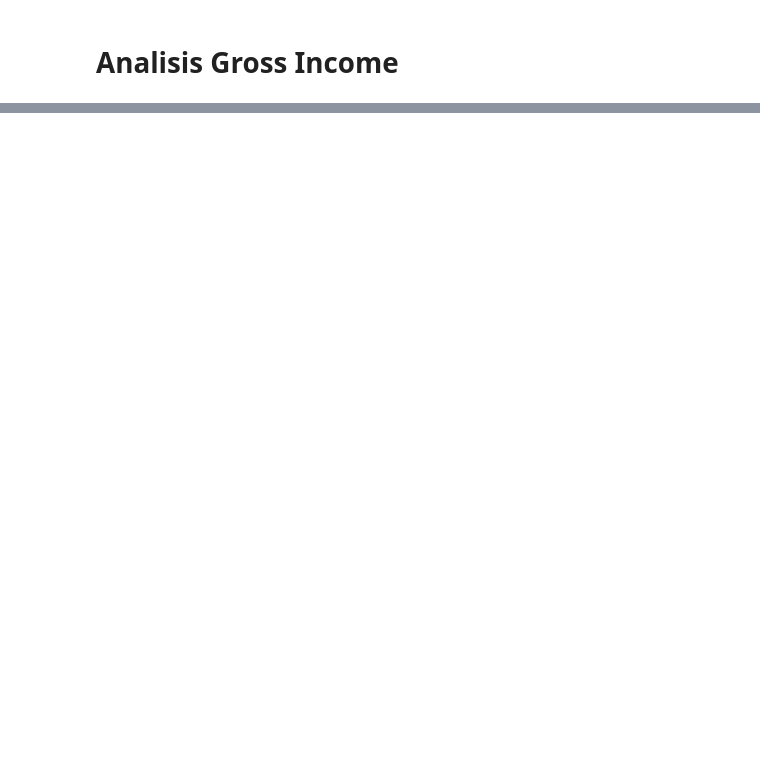
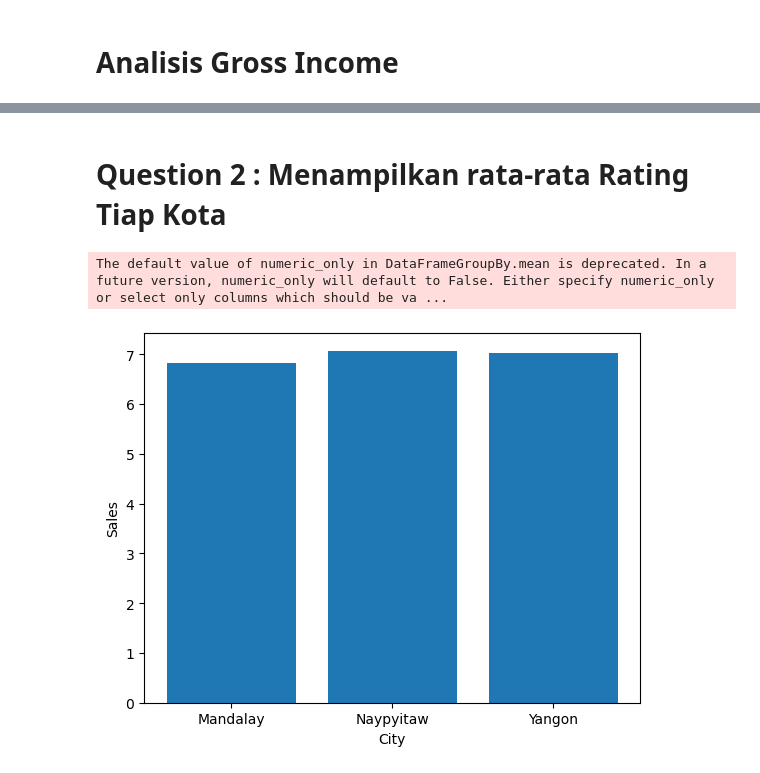
Before and after one commit to Naufal-13/DataAnalyst, a Jupyter notebook: supermarket_sales.ipynb, the cells around one changed output, grey strips where cells are left out. Cells and saved outputs as stored; diff of their text form; code cells hidden in the pictures; blank space fills up the shorter version.

```diff
--- a/supermarket_sales.ipynb
+++ b/supermarket_sales.ipynb
@@ -53,0 +88,15 @@ sales_by_month_fig.show()
+# %% [markdown]
+# Question 2 : Menampilkan rata-rata Rating Tiap Kota
+# %%
+city_total_avg = data.groupby('City').mean()
+
+cities = [city for city, data in data.groupby('City')]
+
+plt.bar(cities, city_total_avg['Rating'])
+plt.xticks(cities)
+plt.ylabel('Sales')
+plt.xlabel('City')
+plt.show()
+# %% [output]
+The default value of numeric_only in DataFrameGroupBy.mean is deprecated. In a future version, numeric_only will default to False. Either specify numeric_only or select only columns which should be va ...
+[figure, added]
```
Also changed, not shown: parts of 7 cells of this notebook.
